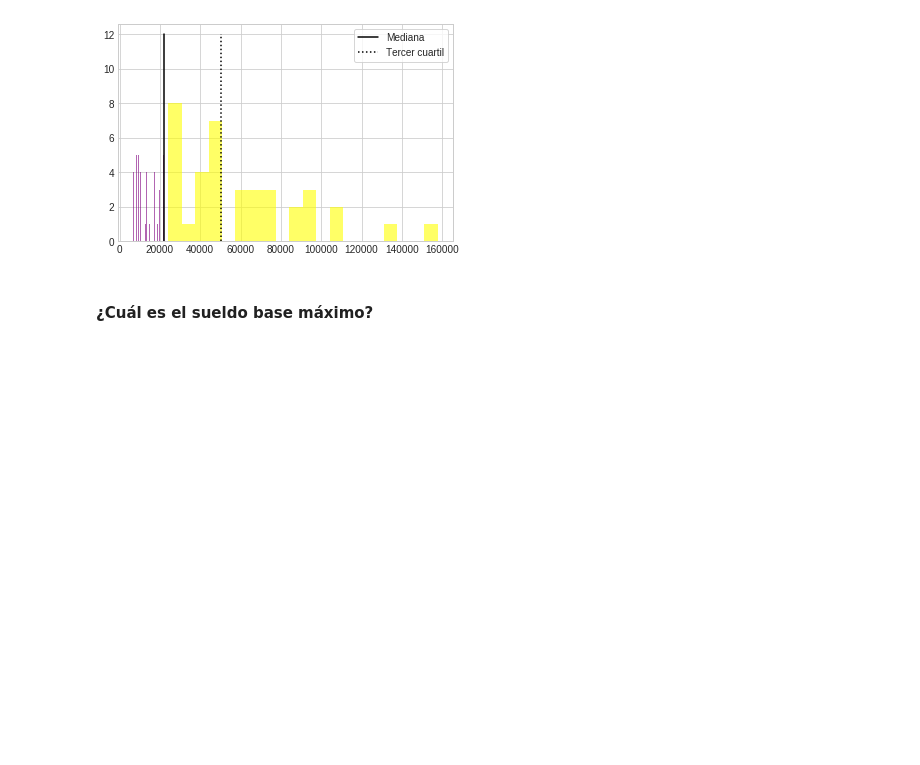
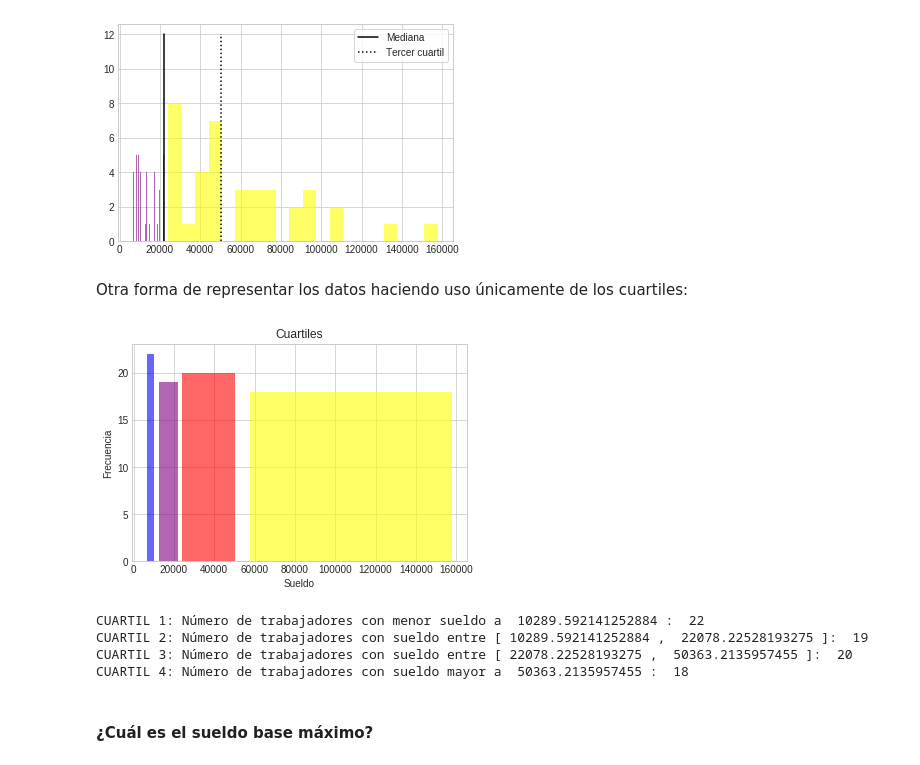
Before and after one commit to DCIDA2019/da2019-MIMIMUSTAINE, a Jupyter notebook: Semana4/Trabajo/Preguntas_1.ipynb, the cells around one changed output. Saved outputs shown, nothing was run; the diff lists cells and outputs as text; code cells hidden in the pictures; blank space fills up the shorter version.

```diff
--- a/Semana4/Trabajo/Preguntas_1.ipynb
+++ b/Semana4/Trabajo/Preguntas_1.ipynb
@@ -135,6 +135,34 @@ plt.show()
 Valor y posición de mediana:  22078.22528193275 42
 Valor y posición del tercer cuartil:  50363.2135957455 20
 [figure]
+# %% [markdown]
+Otra forma de representar los datos haciendo uso únicamente de los cuartiles:
+# %%
+bin1 = sueldos[sueldos['SUELDO MENSUAL NETO'] <= sueldos['SUELDO MENSUAL NETO'].quantile(.25)]
+bin2 = sueldos[(sueldos['SUELDO MENSUAL NETO'] <= sueldos['SUELDO MENSUAL NETO'].quantile(.5)) &
+               (sueldos['SUELDO MENSUAL NETO'] > sueldos['SUELDO MENSUAL NETO'].quantile(.25))]
+bin3 = sueldos[(sueldos['SUELDO MENSUAL NETO'] <= sueldos['SUELDO MENSUAL NETO'].quantile(.75)) &
+               (sueldos['SUELDO MENSUAL NETO'] > sueldos['SUELDO MENSUAL NETO'].quantile(.5))]
+bin4 = sueldos[sueldos['SUELDO MENSUAL NETO'] > sueldos['SUELDO MENSUAL NETO'].quantile(.75)]
+
+plt.hist(bin1['SUELDO MENSUAL NETO'], bins = 1, color = 'blue', alpha = 0.6)
+plt.hist(bin2['SUELDO MENSUAL NETO'], bins = 1, color = 'purple', alpha = 0.6)
+plt.hist(bin3['SUELDO MENSUAL NETO'], bins = 1, color = 'red', alpha = 0.6)
+plt.hist(bin4['SUELDO MENSUAL NETO'], bins = 1, color = 'yellow', alpha = 0.6)
+plt.title('Cuartiles')
+plt.xlabel('Sueldo')
+plt.ylabel('Frecuencia')
+plt.show()
+print('CUARTIL 1: Número de trabajadores con menor sueldo a ', sueldos['SUELDO MENSUAL NETO'].quantile(.25), ': ', len(bin1['SUELDO MENSUAL NETO']))
+print('CUARTIL 2: Número de trabajadores con sueldo entre [', sueldos['SUELDO MENSUAL NETO'].quantile(.25), ', ', sueldos['SUELDO MENSUAL NETO'].quantile(.5), ']: ', len(bin2['SUELDO MENSUAL NETO']))
+print('CUARTIL 3: Número de trabajadores con sueldo entre [', sueldos['SUELDO MENSUAL NETO'].quantile(.5), ', ', sueldos['SUELDO MENSUAL NETO'].quantile(.75), ']: ', len(bin3['SUELDO MENSUAL NETO']))
+print('CUARTIL 4: Número de trabajadores con sueldo mayor a ', sueldos['SUELDO MENSUAL NETO'].quantile(.75), ': ', len(bin4['SUELDO MENSUAL NETO']))
+# %% [output]
+[figure, added]
+CUARTIL 1: Número de trabajadores con menor sueldo a  10289.592141252884 :  22
+CUARTIL 2: Número de trabajadores con sueldo entre [ 10289.592141252884 ,  22078.22528193275 ]:  19
+CUARTIL 3: Número de trabajadores con sueldo entre [ 22078.22528193275 ,  50363.2135957455 ]:  20
+CUARTIL 4: Número de trabajadores con sueldo mayor a  50363.2135957455 :  18
 # %% [markdown]
 #### <strong>¿Cuál es el sueldo base máximo?</strong>
 # %%
```
Also changed, not shown: parts of 1 cell of this notebook, 1 other file.
